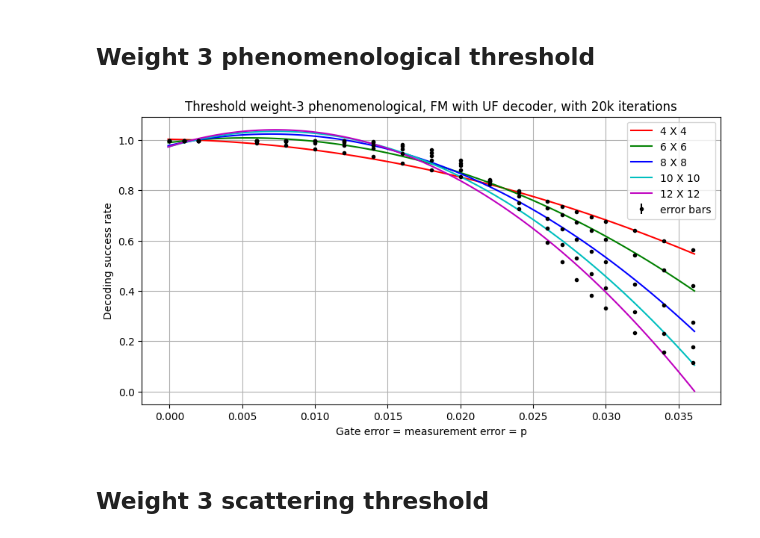
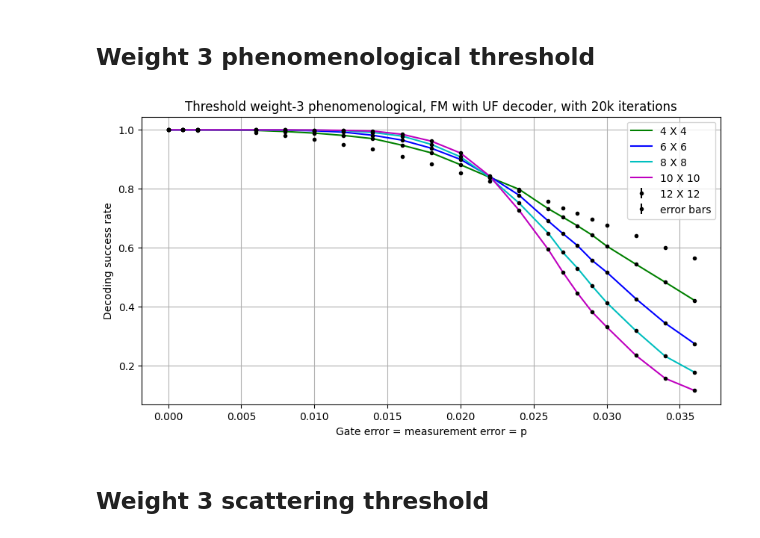
Before and after one commit to siddhantphy/qsurface, a Jupyter notebook: running/Conclusions.ipynb, the cells around one changed output. Cells and saved outputs as stored; diff of their text form; code cells hidden in the pictures.

```diff
--- a/running/Conclusions.ipynb
+++ b/running/Conclusions.ipynb
@@ -934,10 +933,16 @@ iterations = 10000
 # wt_3_data = {"(8, 8)":{"0":[0.0,0.9984],"1":[0.001,0.9984],"2":[0.002,0.9984],"3":[0.006,0.9983],"4":[0.008,0.9981],"5":[0.01,0.9982],"6":[0.012,0.9965],"7":[0.014,0.995],"8":[0.016,0.9888],"9":[0.018,0.9811],"10":[0.02,0.968],"11":[0.022,0.9417],"12":[0.024,0.9021],"13":[0.026,0.8603],"14":[0.027,0.8267],"15":[0.028,0.794],"16":[0.029,0.763],"17":[0.03,0.7249],"18":[0.032,0.6361],"19":[0.034,0.5495],"20":[0.036,0.4599]}}
 # wt_4_data =  {"(8, 8)":{"0":[0.0,0.9984],"1":[0.001,0.9984],"2":[0.002,0.9984],"3":[0.006,0.9983],"4":[0.008,0.9983],"5":[0.01,0.9975],"6":[0.012,0.9971],"7":[0.014,0.9953],"8":[0.016,0.9879],"9":[0.018,0.9799],"10":[0.02,0.965],"11":[0.022,0.9416],"12":[0.024,0.9074],"13":[0.026,0.8576],"14":[0.027,0.828],"15":[0.028,0.7937],"16":[0.029,0.7622],"17":[0.03,0.7199],"18":[0.032,0.6386],"19":[0.034,0.5461],"20":[0.036,0.4536]}}
 
-wt_00_data = {"(8, 8)":{"0":[0.0,0.9984],"1":[0.001,0.9984],"2":[0.002,0.9984],"3":[0.006,0.99825],"4":[0.008,0.99825],"5":[0.01,0.99805],"6":[0.012,0.99685],"7":[0.014,0.9946],"8":[0.016,0.9904],"9":[0.018,0.9821],"10":[0.02,0.97005],"11":[0.022,0.946],"12":[0.024,0.91395],"13":[0.026,0.86775],"14":[0.027,0.8383],"15":[0.028,0.81225],"16":[0.029,0.77165],"17":[0.03,0.7337],"18":[0.032,0.65475],"19":[0.034,0.57115],"20":[0.036,0.4801]}}
-wt_0_data = {"(8, 8)":{"0":[0.0,0.9984],"1":[0.001,0.9984],"2":[0.002,0.9984],"3":[0.006,0.99825],"4":[0.008,0.99825],"5":[0.01,0.99805],"6":[0.012,0.99685],"7":[0.014,0.9946],"8":[0.016,0.9904],"9":[0.018,0.9821],"10":[0.02,0.97005],"11":[0.022,0.946],"12":[0.024,0.91395],"13":[0.026,0.86775],"14":[0.027,0.8383],"15":[0.028,0.81225],"16":[0.029,0.77165],"17":[0.03,0.7337],"18":[0.032,0.65475],"19":[0.034,0.57115],"20":[0.036,0.4801]}}
-wt_3_data = {"(8, 8)":{"0":[0.0,0.9984],"1":[0.001,0.9984],"2":[0.002,0.9984],"3":[0.006,0.99835],"4":[0.008,0.99815],"5":[0.01,0.9978],"6":[0.012,0.99685],"7":[0.014,0.9954],"8":[0.016,0.99095],"9":[0.018,0.98255],"10":[0.02,0.96915],"11":[0.022,0.9458],"12":[0.024,0.91335],"13":[0.026,0.86685],"14":[0.027,0.8389],"15":[0.028,0.80785],"16":[0.029,0.77105],"17":[0.03,0.7287],"18":[0.032,0.65395],"19":[0.034,0.5619],"20":[0.036,0.479]}}
-wt_4_data = {"(8, 8)":{"0":[0.0,0.9984],"1":[0.001,0.9984],"2":[0.002,0.9984],"3":[0.006,0.9983],"4":[0.008,0.99835],"5":[0.01,0.9981],"6":[0.012,0.99695],"7":[0.014,0.9944],"8":[0.016,0.9903],"9":[0.018,0.98435],"10":[0.02,0.9712],"11":[0.022,0.94695],"12":[0.024,0.91115],"13":[0.026,0.86845],"14":[0.027,0.8404],"15":[0.028,0.80385],"16":[0.029,0.7725],"17":[0.03,0.73545],"18":[0.032,0.65405],"19":[0.034,0.57245],"20":[0.036,0.47265]}}
+# wt_00_data = {"(8, 8)":{"0":[0.0,0.9984],"1":[0.001,0.9984],"2":[0.002,0.9984],"3":[0.006,0.99825],"4":[0.008,0.99825],"5":[0.01,0.99805],"6":[0.012,0.99685],"7":[0.014,0.9946],"8":[0.016,0.9904],"9":[0.018,0.9821],"10":[0.02,0.97005],"11":[0.022,0.946],"12":[0.024,0.91395],"13":[0.026,0.86775],"14":[0.027,0.8383],"15":[0.028,0.81225],"16":[0.029,0.77165],"17":[0.03,0.7337],"18":[0.032,0.65475],"19":[0.034,0.57115],"20":[0.036,0.4801]}}
+# wt_0_data = {"(8, 8)":{"0":[0.0,0.9984],"1":[0.001,0.9984],"2":[0.002,0.9984],"3":[0.006,0.99825],"4":[0.008,0.99825],"5":[0.01,0.99805],"6":[0.012,0.99685],"7":[0.014,0.9946],"8":[0.016,0.9904],"9":[0.018,0.9821],"10":[0.02,0.97005],"11":[0.022,0.946],"12":[0.024,0.91395],"13":[0.026,0.86775],"14":[0.027,0.8383],"15":[0.028,0.81225],"16":[0.029,0.77165],"17":[0.03,0.7337],"18":[0.032,0.65475],"19":[0.034,0.57115],"20":[0.036,0.4801]}}
+# wt_3_data = {"(8, 8)":{"0":[0.0,0.9984],"1":[0.001,0.9984],"2":[0.002,0.9984],"3":[0.006,0.99835],"4":[0.008,0.99815],"5":[0.01,0.9978],"6":[0.012,0.99685],"7":[0.014,0.9954],"8":[0.016,0.99095],"9":[0.018,0.98255],"10":[0.02,0.96915],"11":[0.022,0.9458],"12":[0.024,0.91335],"13":[0.026,0.86685],"14":[0.027,0.8389],"15":[0.028,0.80785],"16":[0.029,0.77105],"17":[0.03,0.7287],"18":[0.032,0.65395],"19":[0.034,0.5619],"20":[0.036,0.479]}}
+# wt_4_data = {"(8, 8)":{"0":[0.0,0.9984],"1":[0.001,0.9984],"2":[0.002,0.9984],"3":[0.006,0.9983],"4":[0.008,0.99835],"5":[0.01,0.9981],"6":[0.012,0.99695],"7":[0.014,0.9944],"8":[0.016,0.9903],"9":[0.018,0.98435],"10":[0.02,0.9712],"11":[0.022,0.94695],"12":[0.024,0.91115],"13":[0.026,0.86845],"14":[0.027,0.8404],"15":[0.028,0.80385],"16":[0.029,0.7725],"17":[0.03,0.73545],"18":[0.032,0.65405],"19":[0.034,0.57245],"20":[0.036,0.47265]}}
+
+wt_00_data = {"(8, 8)":{"0":[0.0,0.9984],"1":[0.002,0.9984],"2":[0.004,0.9984],"3":[0.006,0.9984],"4":[0.007,0.9984],"5":[0.009,0.9982],"6":[0.011,0.9975],"7":[0.013,0.99635],"8":[0.015,0.99385],"9":[0.017,0.98585],"10":[0.018,0.9835],"11":[0.02,0.969],"12":[0.022,0.9452],"13":[0.024,0.9168],"14":[0.026,0.8648],"15":[0.028,0.8063],"16":[0.029,0.7716],"17":[0.031,0.69695],"18":[0.033,0.61205],"19":[0.035,0.5169]}}
+wt_0_data = {"(8, 8)":{"0":[0.0,0.9984],"1":[0.002,0.9984],"2":[0.004,0.9984],"3":[0.006,0.9984],"4":[0.007,0.9984],"5":[0.009,0.9982],"6":[0.011,0.9975],"7":[0.013,0.99635],"8":[0.015,0.99385],"9":[0.017,0.98585],"10":[0.018,0.9835],"11":[0.02,0.969],"12":[0.022,0.9452],"13":[0.024,0.9168],"14":[0.026,0.8648],"15":[0.028,0.8063],"16":[0.029,0.7716],"17":[0.031,0.69695],"18":[0.033,0.61205],"19":[0.035,0.5169]}}
+wt_3_data = {"(8, 8)":{"0":[0.0,0.9984],"1":[0.002,0.9984],"2":[0.004,0.9984],"3":[0.006,0.99815],"4":[0.007,0.9976],"5":[0.009,0.9952],"6":[0.011,0.9895],"7":[0.013,0.9762],"8":[0.015,0.95445],"9":[0.017,0.9214],"10":[0.018,0.89855],"11":[0.02,0.8487],"12":[0.022,0.7741],"13":[0.024,0.6925],"14":[0.026,0.5903],"15":[0.028,0.50615],"16":[0.029,0.452],"17":[0.031,0.37735],"18":[0.033,0.29855],"19":[0.035,0.24665]}}
+wt_4_data = {"(8, 8)":{"0":[0.0,0.9984],"1":[0.002,0.99835],"2":[0.004,0.9984],"3":[0.006,0.99795],"4":[0.007,0.9976],"5":[0.009,0.9946],"6":[0.011,0.9894],"7":[0.013,0.977],"8":[0.015,0.957],"9":[0.017,0.9247],"10":[0.018,0.8996],"11":[0.02,0.84585],"12":[0.022,0.7704],"13":[0.024,0.6933],"14":[0.026,0.59555],"15":[0.028,0.5053],"16":[0.029,0.4639],"17":[0.031,0.3735],"18":[0.033,0.30395],"19":[0.035,0.24175]}}
+
 
 rates = [rate[0] for rate in list(wt_0_data["(8, 8)"].values())]
 
@@ -965,10 +970,10 @@ error_wt4 = [err(x) for x in wt_4]
 
 rng = np.random.default_rng()
 
-pop_wt00, _ = curve_fit(fitting_function, rates, wt_00, maxfev=5000)
-pop_wt0, _ = curve_fit(fitting_function, rates, wt_0, maxfev=5000)
-pop_wt3, _ = curve_fit(fitting_function, rates, wt_3, maxfev=5000)
-pop_wt4, _ = curve_fit(fitting_function, rates, wt_4, maxfev=5000)
+pop_wt00, _ = curve_fit(fitting_function, rates, wt_00, maxfev=50000)
+pop_wt0, _ = curve_fit(fitting_function, rates, wt_0, maxfev=50000)
+pop_wt3, _ = curve_fit(fitting_function, rates, wt_3, maxfev=50000)
+pop_wt4, _ = curve_fit(fitting_function, rates, wt_4, maxfev=50000)
 
 
 fig = plt.figure(figsize=(10,5))
@@ -1225,44 +1230,44 @@ error= [[err(x) for x in l] for l in [l4, l6, l8,  l10, l12]]
 
 rng = np.random.default_rng()
 
 pop =[curve_fit(fitting_function, rates, code, maxfev=35000) for code in [l4, l6, l8, l10, l12]]
 
 
 fig = plt.figure(figsize=(10,5))
 fig.set_facecolor("w")
 ax1 = fig.add_subplot()
 ax1.set_title('Threshold weight-3 phenomenological, FM with UF decoder, with 20k iterations')
 ax1.set_ylabel('Decoding success rate')
 ax1.set_xlabel('Gate error = measurement error = p')
 plt.grid()
 
 
 plt.errorbar(rates,l4,yerr=error[0], fmt='k.')
 plt.errorbar(rates,l6,yerr=error[1], fmt='k.')
 plt.errorbar(rates,l8,yerr=error[2], fmt='k.')
 plt.errorbar(rates,l10,yerr=error[3], fmt='k.')
 plt.errorbar(rates,l12,yerr=error[4], fmt='k.')
 
 
-plt.plot(np.linspace(rates[0]-0.0001, rates[-1]+0.0001, 100),fitting_function(np.linspace(rates[0]+0.0001, rates[-1]+0.0001, 100),pop[0][0][0],pop[0][0][1],pop[0][0][2],pop[0][0][3],pop[0][0][4]),'r-', label='l4_fit')
-plt.plot(np.linspace(rates[0]-0.0001, rates[-1]+0.0001, 100),fitting_function(np.linspace(rates[0]+0.0001, rates[-1]+0.0001, 100),pop[1][0][0],pop[1][0][1],pop[1][0][2],pop[1][0][3],pop[1][0][4]),'g-', label='l6_fit')
-plt.plot(np.linspace(rates[0]-0.0001, rates[-1]+0.0001, 100),fitting_function(np.linspace(rates[0]+0.0001, rates[-1]+0.0001, 100),pop[2][0][0],pop[2][0][1],pop[2][0][2],pop[2][0][3],pop[2][0][4]),'b-', label='l8_fit')
-plt.plot(np.linspace(rates[0]-0.0001, rates[-1]+0.0001, 100),fitting_function(np.linspace(rates[0]+0.0001, rates[-1]+0.0001, 100),pop[3][0][0],pop[3][0][1],pop[3][0][2],pop[3][0][3],pop[3][0][4]),'c-', label='l10_fit')
-plt.plot(np.linspace(rates[0]-0.0001, rates[-1]+0.0001, 100),fitting_function(np.linspace(rates[0]+0.0001, rates[-1]+0.0001, 100),pop[4][0][0],pop[4][0][1],pop[4][0][2],pop[4][0][3],pop[4][0][4]),'m-', label='l12_fit')
+# plt.plot(np.linspace(rates[0]-0.0001, rates[-1]+0.0001, 100),fitting_function(np.linspace(rates[0]+0.0001, rates[-1]+0.0001, 100),pop[0][0][0],pop[0][0][1],pop[0][0][2],pop[0][0][3],pop[0][0][4]),'r-', label='l4_fit')
+# plt.plot(np.linspace(rates[0]-0.0001, rates[-1]+0.0001, 100),fitting_function(np.linspace(rates[0]+0.0001, rates[-1]+0.0001, 100),pop[1][0][0],pop[1][0][1],pop[1][0][2],pop[1][0][3],pop[1][0][4]),'g-', label='l6_fit')
+# plt.plot(np.linspace(rates[0]-0.0001, rates[-1]+0.0001, 100),fitting_function(np.linspace(rates[0]+0.0001, rates[-1]+0.0001, 100),pop[2][0][0],pop[2][0][1],pop[2][0][2],pop[2][0][3],pop[2][0][4]),'b-', label='l8_fit')
+# plt.plot(np.linspace(rates[0]-0.0001, rates[-1]+0.0001, 100),fitting_function(np.linspace(rates[0]+0.0001, rates[-1]+0.0001, 100),pop[3][0][0],pop[3][0][1],pop[3][0][2],pop[3][0][3],pop[3][0][4]),'c-', label='l10_fit')
+# plt.plot(np.linspace(rates[0]-0.0001, rates[-1]+0.0001, 100),fitting_function(np.linspace(rates[0]+0.0001, rates[-1]+0.0001, 100),pop[4][0][0],pop[4][0][1],pop[4][0][2],pop[4][0][3],pop[4][0][4]),'m-', label='l12_fit')
 
-# plt.plot(rates,l4,'r-', label='l4_fit')
-# plt.plot(rates,l6,'g-', label='l6_fit')
-# plt.plot(rates,l8,'b-', label='l8_fit')
-# plt.plot(rates,l10,'c-', label='l10_fit')
-# plt.plot(rates,l12,'m-', label='l12_fit')
+
+plt.plot(rates,l6,'g-', label='l6_fit')
+plt.plot(rates,l8,'b-', label='l8_fit')
+plt.plot(rates,l10,'c-', label='l10_fit')
+plt.plot(rates,l12,'m-', label='l12_fit')
 
 
 plt.legend(['4 X 4', '6 X 6', '8 X 8','10 X 10','12 X 12', 'error bars'])
 
 plt.savefig('Weight_3_phenomenological_threshold.pdf')
 plt.show()
 # %% [output]
-[figure, old version]
+[figure, new version]
 # %% [markdown]
 ## Weight 3 scattering threshold
 # %%
```
Also changed, not shown: parts of 2 cells of this notebook, 4 other files.
